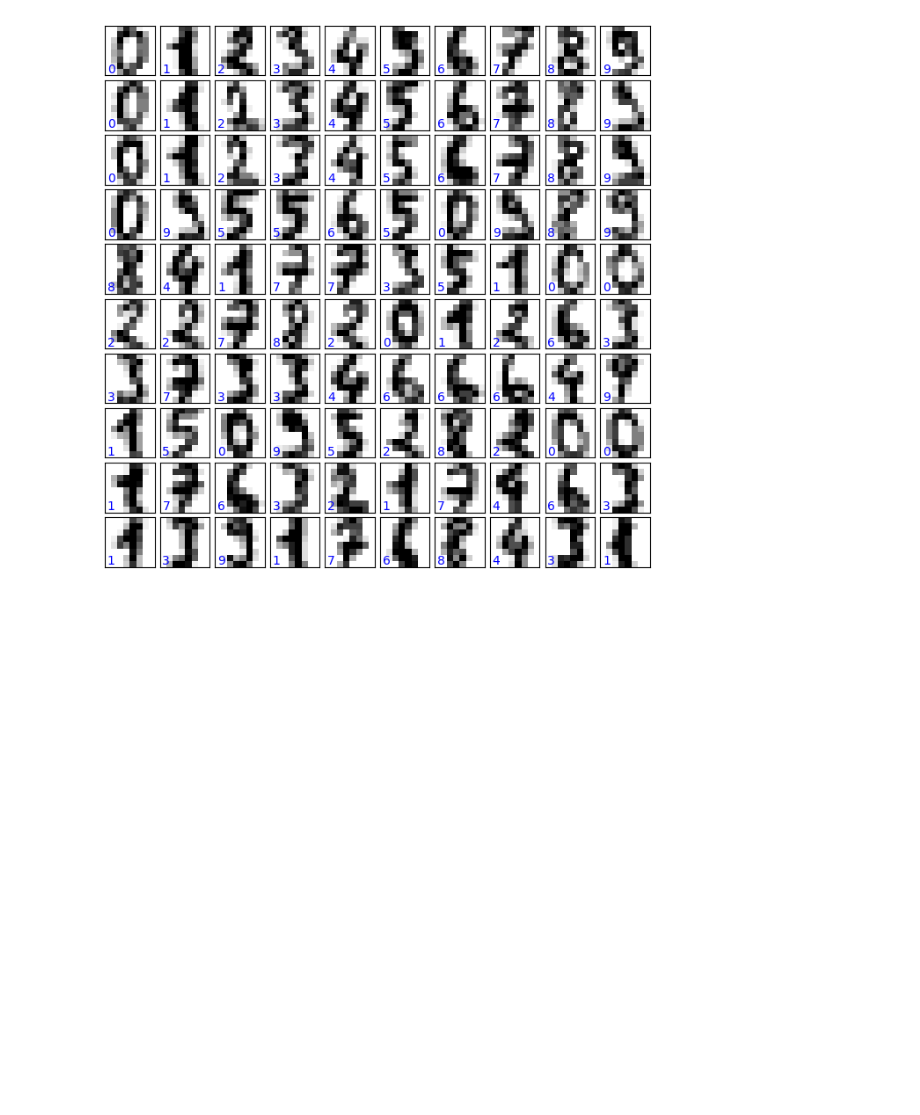
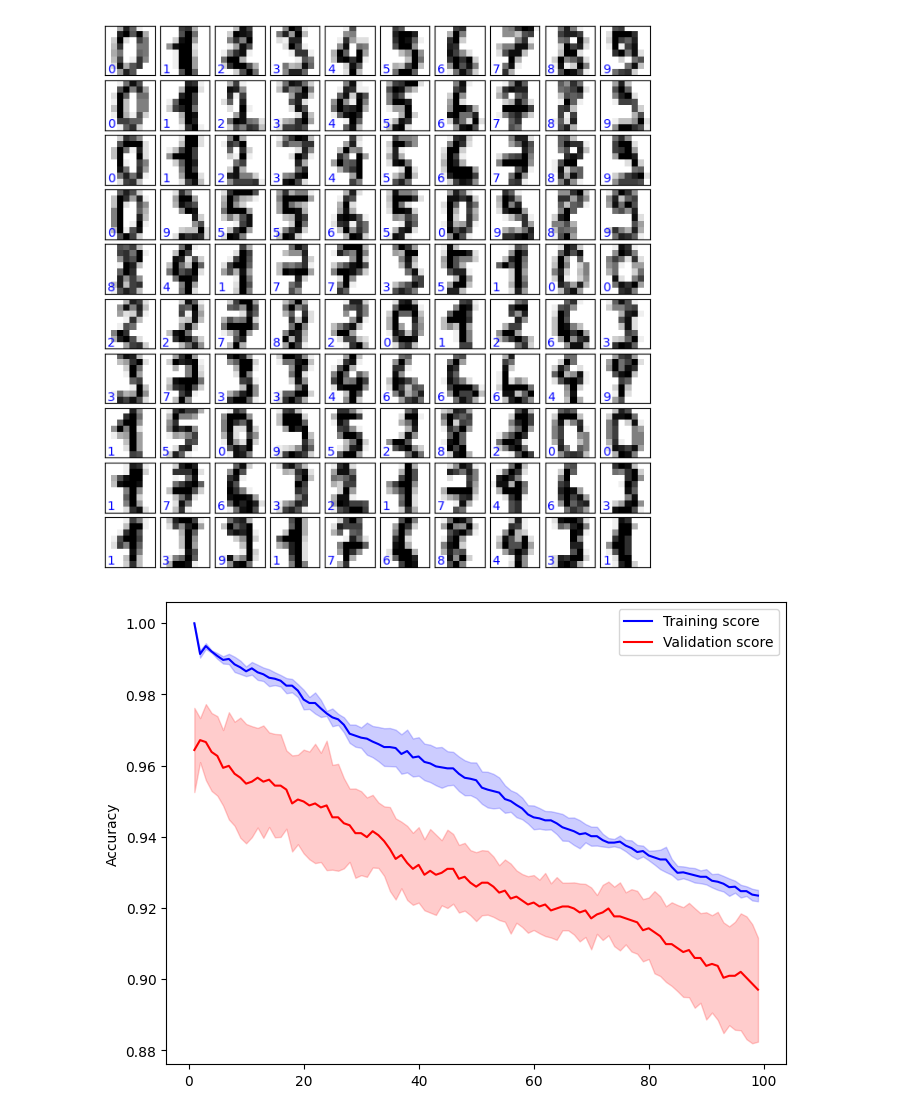
Before and after one commit to FuturisticLover123/labs, a Jupyter notebook: lab7/solution.ipynb, the cells around one changed output. Saved outputs shown, nothing was run; the diff lists cells and outputs as text; code cells hidden in the pictures; blank space fills up the shorter version.

```diff
--- a/lab7/solution.ipynb
+++ b/lab7/solution.ipynb
@@ -20,2 +20,30 @@ plt.scatter(X[:,0], X[:,1],c=y,s=8)
+# %%
+from sklearn.model_selection import validation_curve
+
+def val_curve(X,y,param_range,model,param_name:str):
+  train_scores, val_scores = validation_curve(
+      model(),
+      X, y,
+      param_name=param_name,
+      param_range=param_range,
+      cv=5,
+      scoring="accuracy"
+  )
+
+  train_mean = np.mean(train_scores, axis=1)
+  train_std = np.std(train_scores, axis=1)
+  val_mean = np.mean(val_scores, axis=1)
+  val_std = np.std(val_scores, axis=1)
+
+  plt.figure(figsize=(8, 6))
+  plt.plot(param_range, train_mean, label="Training score", color="blue")
+  plt.plot(param_range, val_mean, label="Validation score", color="red")
+
+  plt.fill_between(param_range, train_mean - train_std, train_mean + train_std, color="blue", alpha=0.2)
+  plt.fill_between(param_range, val_mean - val_std, val_mean + val_std, color="red", alpha=0.2)
+
+  plt.ylabel("Accuracy")
+  plt.legend(loc="best")
+  plt.show()
 # %%
 from collections import Counter
@@ -94,4 +112,8 @@ for i, ax in enumerate(axes.flat):
             transform=ax.transAxes, color='blue')
 # %% [output]
 [figure]
+# %%
+val_curve(digits.data,digits.target,range(1,100),KNeighborsClassifier,"n_neighbors")
+# %% [output]
+[figure, added]
 # %%
```
Also changed, not shown: parts of 26 cells of this notebook.
